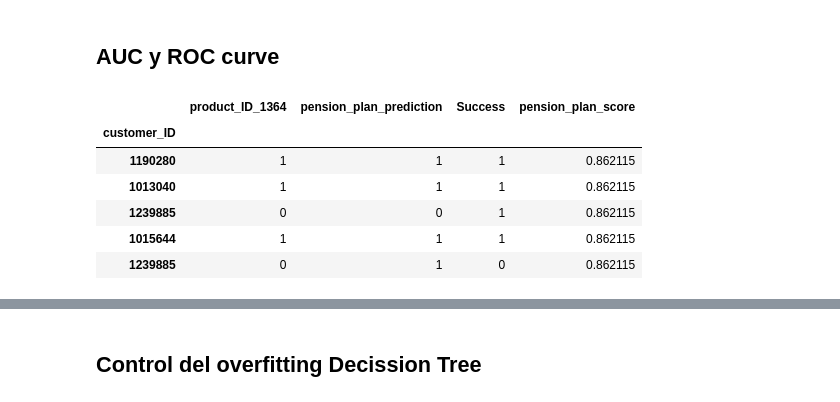
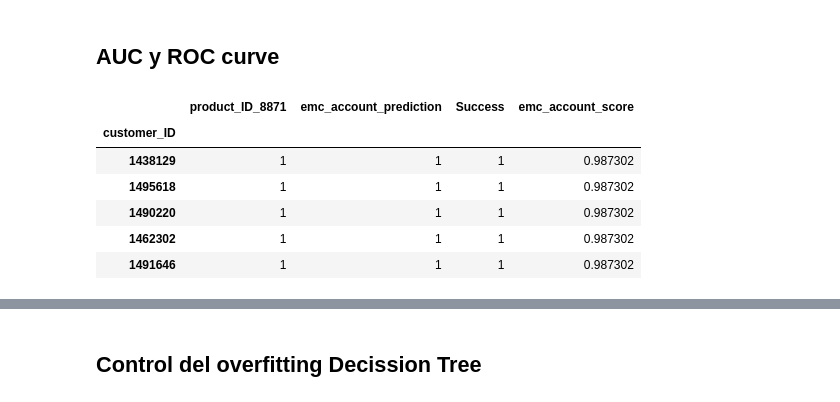
Before and after one commit to RicardColomOrero/easymoney, a Jupyter notebook: Easymoney_grupo5_target_emc_account.ipynb, the cells around one changed output, grey strips where cells are left out. Saved outputs shown, nothing was run; the diff lists cells and outputs as text; code cells hidden in the pictures.

```diff
--- a/Easymoney_grupo5_target_emc_account.ipynb
+++ b/Easymoney_grupo5_target_emc_account.ipynb
@@ -2037,7 +2021,7 @@ X_test.describe().T.head()
 ## DECISSION TREE
 # %%
 #Instanciamos el modelo
-dt = DecisionTreeClassifier(max_depth=7,random_state=42, min_samples_leaf=100)
+dt = DecisionTreeClassifier(max_depth=11,random_state=42, min_samples_split=500)
 # %%
 #lo entrenamos con el dataset de train
 dt.fit(X=X_train,y=y_train)
@@ -2069,12 +2053,12 @@ graphviz.Source(tree_data)
 [drawing not drawn]
 # %%
 #generamos predicciones y evaluamos el modelo
-y_test_pred = pd.DataFrame(dt.predict(X_test),index=y_test.index,columns=['pension_plan_prediction'])
+y_test_pred = pd.DataFrame(dt.predict(X_test),index=y_test.index,columns=['emc_account_prediction'])
 # %%
 #join de y_test y y_test_pred para comparar el resultado real con la predicción
 result_df=y_test.join(y_test_pred,how='inner')
 # %%
-result_df['Success']=(result_df['product_ID_1364']==result_df['pension_plan_prediction']).astype(int)
+result_df['Success']=(result_df['product_ID_8871']==result_df['emc_account_prediction']).astype(int)
 # %%
 result_df.head()
 # %% [output]
@@ -2122,17 +2106,17 @@ F1_Score: 0.6810544165253584
 # %% [markdown]
 ## AUC y ROC curve
 # %%
-y_score = pd.DataFrame(dt.predict_proba(X_test)[:,1], index=y_test.index, columns=['pension_plan_score']).sort_values(by='pension_plan_score', ascending=False)
+y_score = pd.DataFrame(dt.predict_proba(X_test)[:,1], index=y_test.index, columns=['emc_account_score']).sort_values(by='emc_account_score', ascending=False)
 # %%
 result_df = result_df.join(y_score)
 # %%
-result_df.sort_values(by='pension_plan_score', ascending=False).head()
+result_df.sort_values(by='emc_account_score', ascending=False).head()
 # %% [output]
-|  | product_ID_1364 | pension_plan_prediction | Success | pension_plan_score |
+|  | product_ID_8871 | emc_account_prediction | Success | emc_account_score |
 | customer_ID |  |  |  |  |
-| 1190280 | 1 | 1 | 1 | 0.862115 |
-| 1013040 | 1 | 1 | 1 | 0.862115 |
-| 1239885 | 0 | 0 | 1 | 0.862115 |
-| 1015644 | 1 | 1 | 1 | 0.862115 |
-| 1239885 | 0 | 1 | 0 | 0.862115 |
+| 1438129 | 1 | 1 | 1 | 0.987302 |
+| 1495618 | 1 | 1 | 1 | 0.987302 |
+| 1490220 | 1 | 1 | 1 | 0.987302 |
+| 1462302 | 1 | 1 | 1 | 0.987302 |
+| 1491646 | 1 | 1 | 1 | 0.987302 |
 # %%
```
Also changed, not shown: parts of 70 cells of this notebook.
